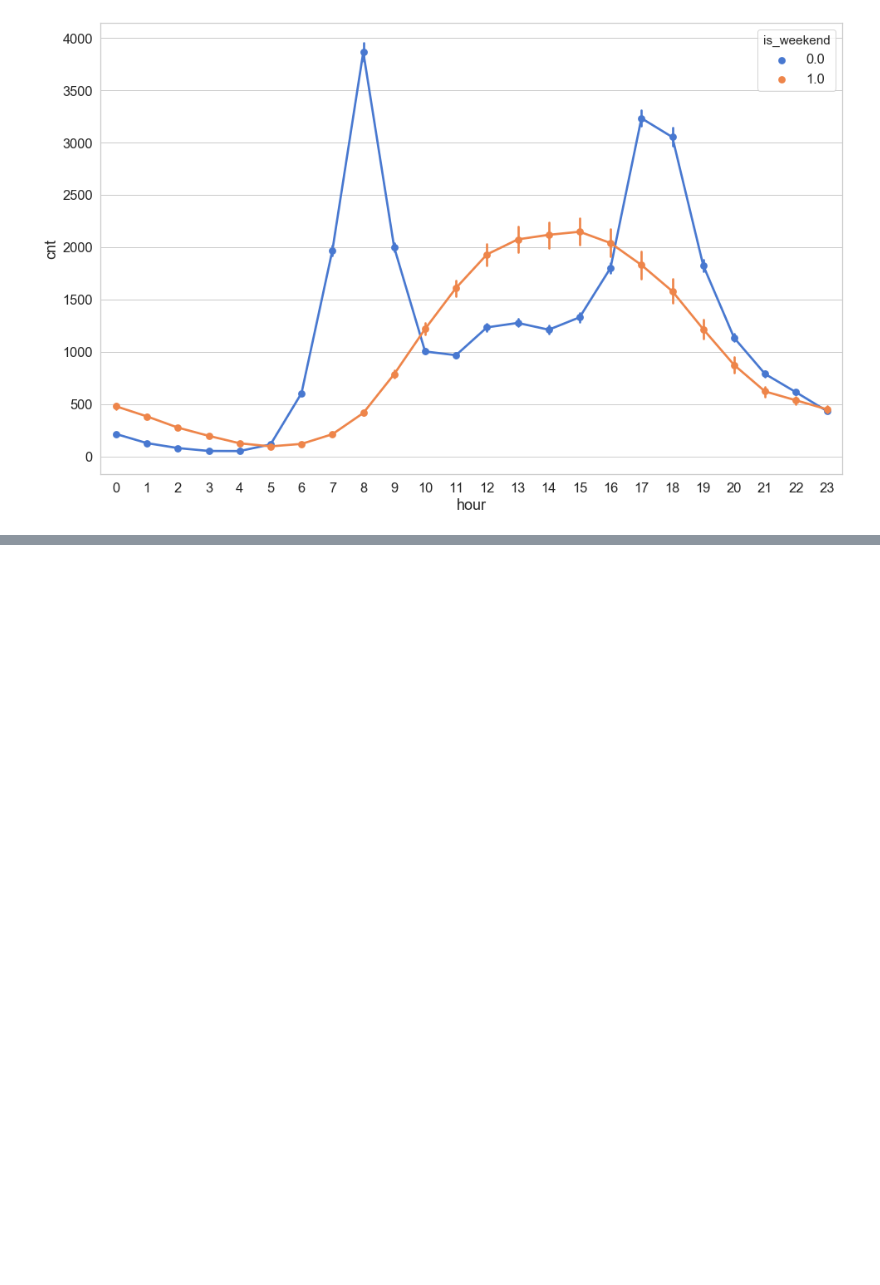
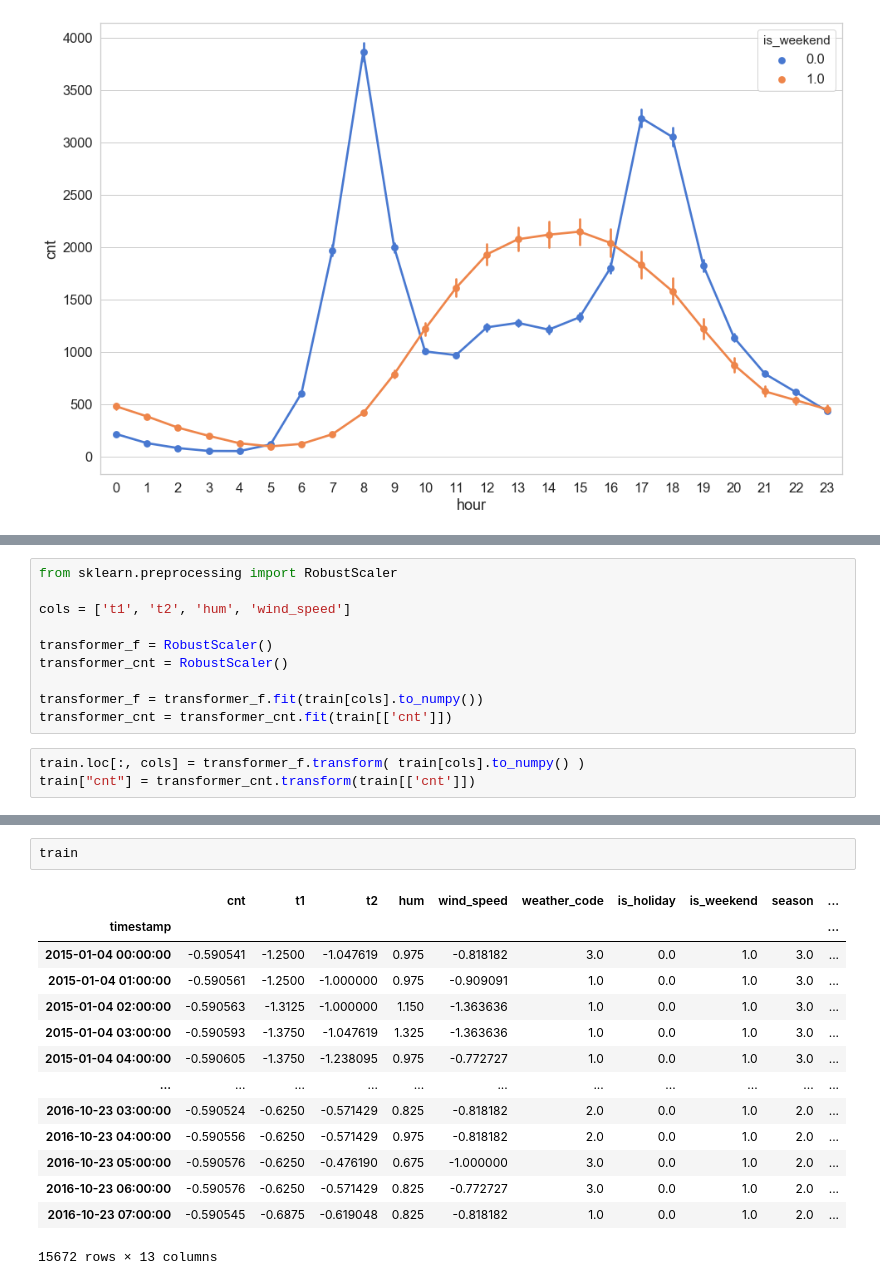
Before and after one commit to weronikazak/just-tensorflow, a Jupyter notebook: SeriesSeq/demand_prediction.ipynb, the cells around one changed output, grey strips where cells are left out. Drawn from its saved outputs; the diff is of its cells as text; blank space fills up the shorter version.

```diff
--- a/SeriesSeq/demand_prediction.ipynb
+++ b/SeriesSeq/demand_prediction.ipynb
@@ -89,0 +126,13 @@ sns.pointplot(data=df, x="hour", hue="season", y="cnt")
+# %%
+from sklearn.preprocessing import RobustScaler
+
+cols = ['t1', 't2', 'hum', 'wind_speed']
+
+transformer_f = RobustScaler()
+transformer_cnt = RobustScaler()
+
+transformer_f = transformer_f.fit(train[cols].to_numpy())
+transformer_cnt = transformer_cnt.fit(train[['cnt']])
+# %%
+train.loc[:, cols] = transformer_f.transform( train[cols].to_numpy() )
+train["cnt"] = transformer_cnt.transform(train[['cnt']])
@@ -89,0 +149,17 @@ sns.pointplot(data=df, x="hour", hue="season", y="cnt")
+# %%
+train
+# %% [output]
+|  | cnt | t1 | t2 | hum | wind_speed | weather_code | is_holiday | is_weekend | season | ... |
+| timestamp |  |  |  |  |  |  |  |  |  | ... |
+| 2015-01-04 00:00:00 | -0.590541 | -1.2500 | -1.047619 | 0.975 | -0.818182 | 3.0 | 0.0 | 1.0 | 3.0 | ... |
+| 2015-01-04 01:00:00 | -0.590561 | -1.2500 | -1.000000 | 0.975 | -0.909091 | 1.0 | 0.0 | 1.0 | 3.0 | ... |
+| 2015-01-04 02:00:00 | -0.590563 | -1.3125 | -1.000000 | 1.150 | -1.363636 | 1.0 | 0.0 | 1.0 | 3.0 | ... |
+| 2015-01-04 03:00:00 | -0.590593 | -1.3750 | -1.047619 | 1.325 | -1.363636 | 1.0 | 0.0 | 1.0 | 3.0 | ... |
+| 2015-01-04 04:00:00 | -0.590605 | -1.3750 | -1.238095 | 0.975 | -0.772727 | 1.0 | 0.0 | 1.0 | 3.0 | ... |
+| ... | ... | ... | ... | ... | ... | ... | ... | ... | ... | ... |
+| 2016-10-23 03:00:00 | -0.590524 | -0.6250 | -0.571429 | 0.825 | -0.818182 | 2.0 | 0.0 | 1.0 | 2.0 | ... |
+| 2016-10-23 04:00:00 | -0.590556 | -0.6250 | -0.571429 | 0.975 | -0.818182 | 2.0 | 0.0 | 1.0 | 2.0 | ... |
+| 2016-10-23 05:00:00 | -0.590576 | -0.6250 | -0.476190 | 0.675 | -1.000000 | 3.0 | 0.0 | 1.0 | 2.0 | ... |
+| 2016-10-23 06:00:00 | -0.590576 | -0.6250 | -0.571429 | 0.825 | -0.772727 | 3.0 | 0.0 | 1.0 | 2.0 | ... |
+| 2016-10-23 07:00:00 | -0.590545 | -0.6875 | -0.619048 | 0.825 | -0.818182 | 1.0 | 0.0 | 1.0 | 2.0 | ... |
+15672 rows × 13 columns
```
Also changed, not shown: parts of 8 cells of this notebook, 2 other files.
